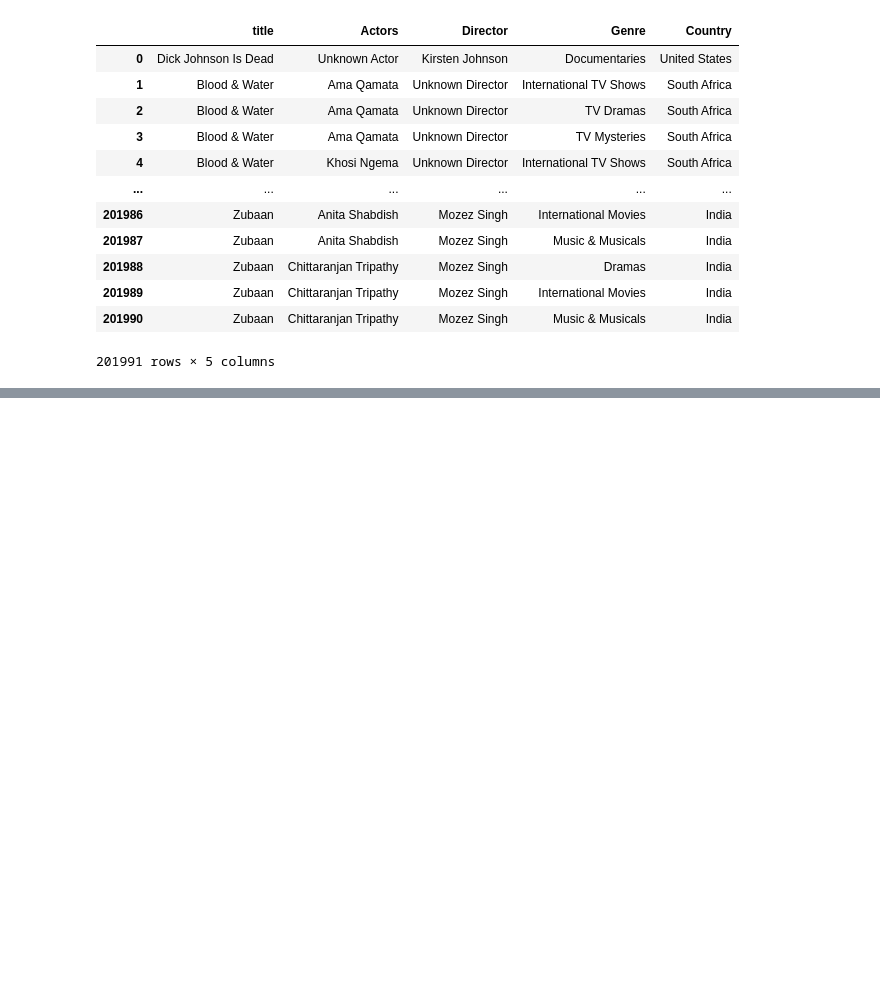
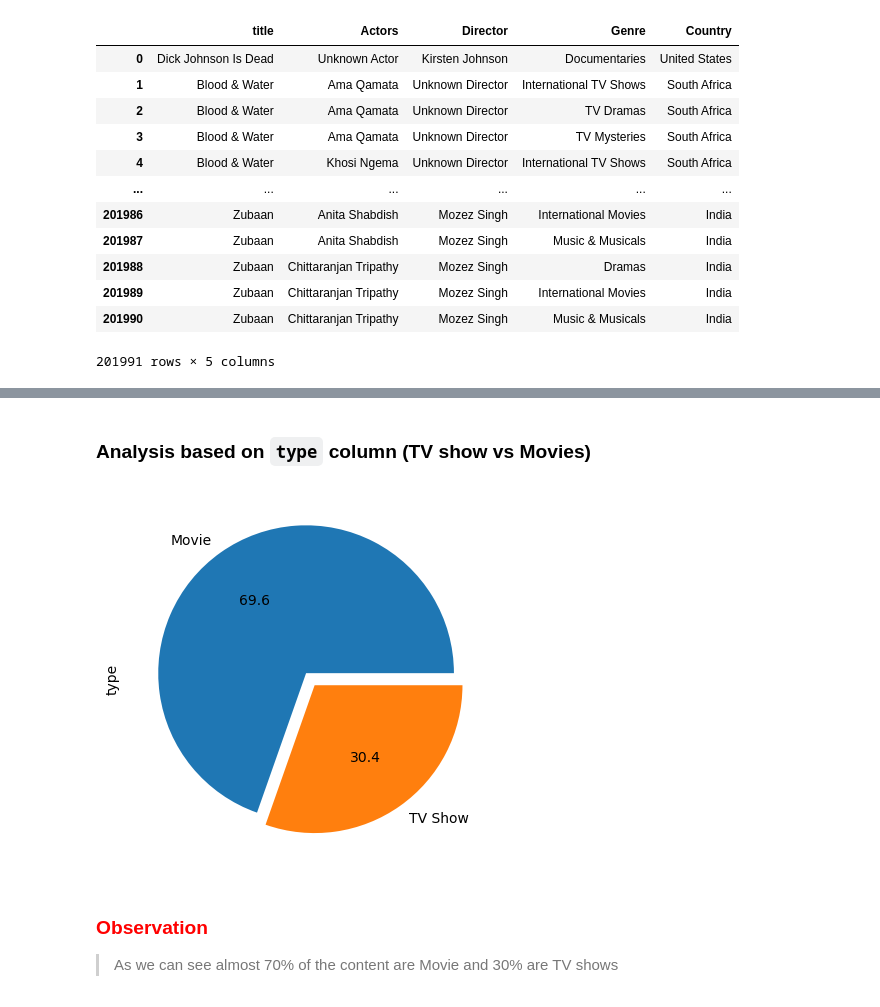
Before and after one commit to debnsuma/dsa, a Jupyter notebook: DSML/case_study/02_Data_Viz_Netflix/Netflix_project.ipynb, the cells around one changed output, grey strips where cells are left out. Drawn from its saved outputs; the diff is of its cells as text; code cells hidden in the pictures; blank space fills up the shorter version.

```diff
--- a/DSML/case_study/02_Data_Viz_Netflix/Netflix_project.ipynb
+++ b/DSML/case_study/02_Data_Viz_Netflix/Netflix_project.ipynb
@@ -249,0 +795,11 @@ df_7
+# %% [markdown]
+### Analysis based on `type` column (TV show vs Movies)
+# %%
+# Check the distribution of TV Show and Movie
+df['type'].value_counts(normalize=True).plot(kind='pie', autopct='%.1f', explode=(0.05,0.05));
+# %% [output]
+[figure, added]
+# %% [markdown]
+<h3 style="color: red;">Observation</h3>
+
+> As we can see almost 70% of the content are Movie and 30% are TV shows
```
Also changed, not shown: parts of 153 cells of this notebook, 1 other file.
